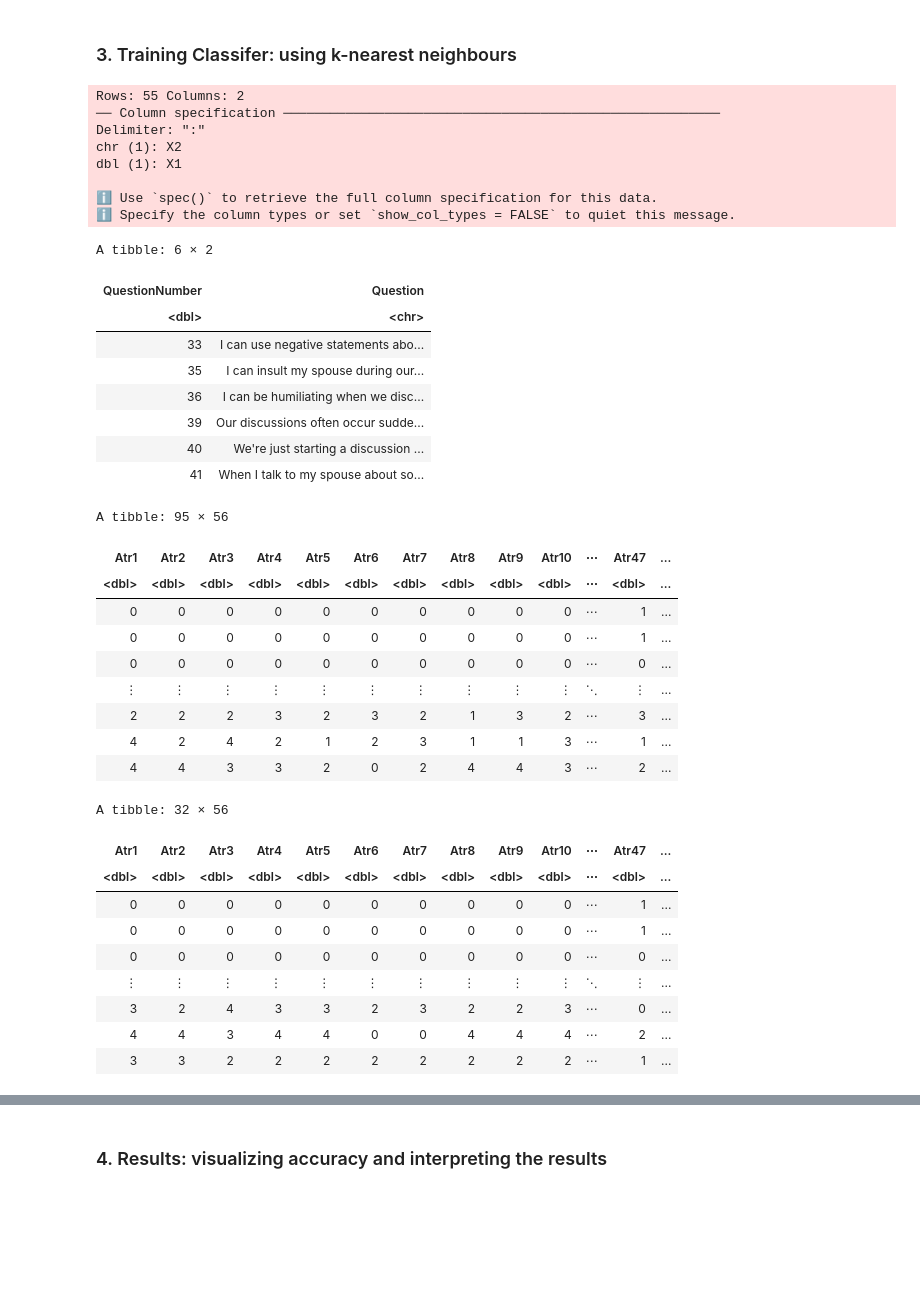
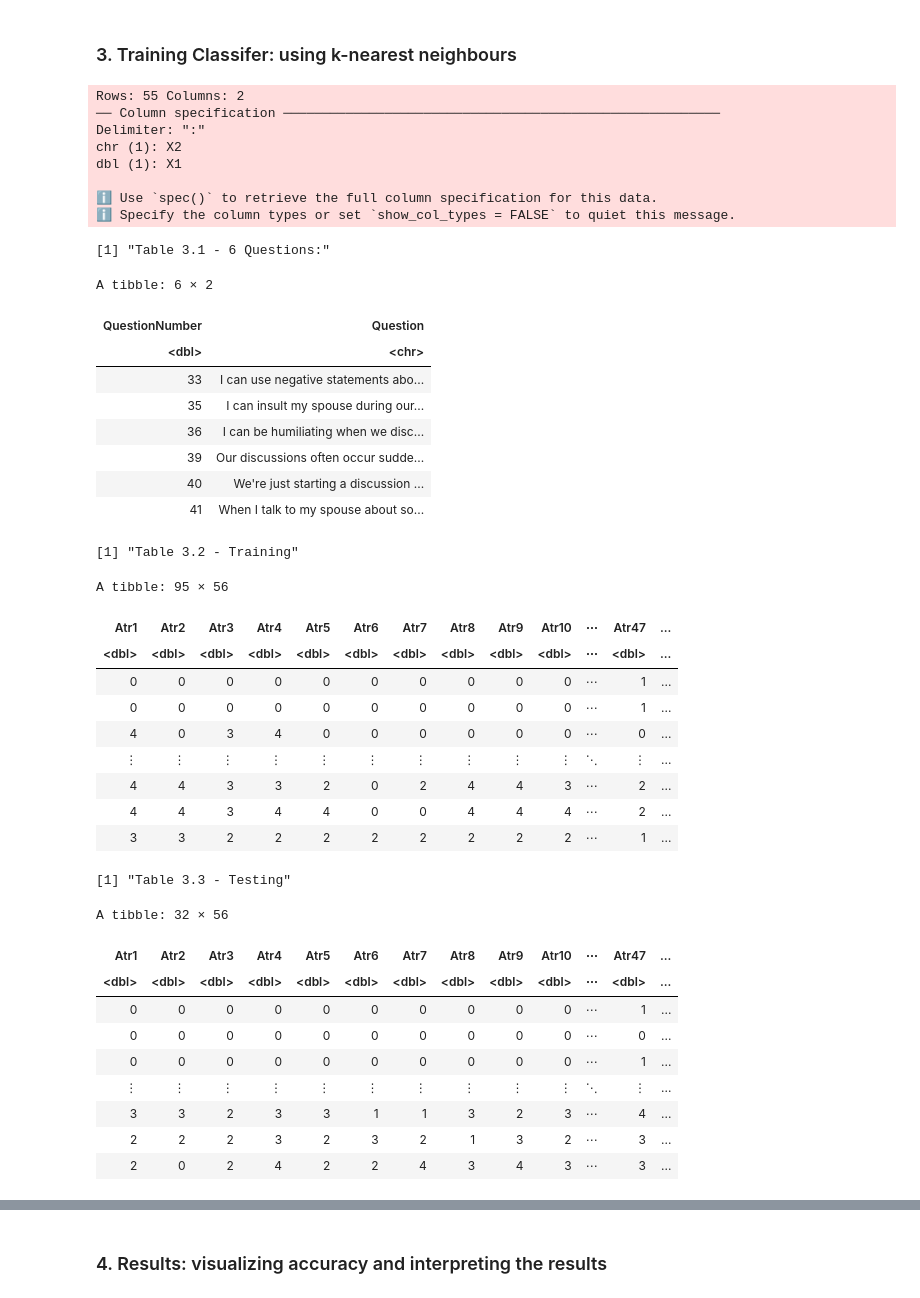
Before and after one commit to shjuliay/group107, a Jupyter notebook: Divorce_Project.ipynb, the cells around one changed output, grey strips where cells are left out. Drawn from its saved outputs; the diff is of its cells as text; code cells hidden in the pictures; blank space fills up the shorter version.

Commit message:
tables

```diff
--- a/Divorce_Project.ipynb
+++ b/Divorce_Project.ipynb
@@ -255,6 +255,7 @@ mutate(QuestionNumber = X1, Question = X2) %>%
 select(QuestionNumber, Question)
 #div_questions
 
+"Table 3.1 - 6 Questions:"
 div_6questions <- div_questions %>%
 filter(QuestionNumber == 33 | QuestionNumber == 41 | QuestionNumber == 39 | QuestionNumber == 35 | QuestionNumber == 36 | QuestionNumber == 40)
 div_6questions
@@ -267,7 +268,8 @@ dbl (1): X1
 
 ℹ Use `spec()` to retrieve the full column specification for this data.
 ℹ Specify the column types or set `show_col_types = FALSE` to quiet this message.
-A tibble: 6 × 2
+[1] "Table 3.1 - 6 Questions:"
+A tibble: 6 × 2
 | QuestionNumber | Question |
 | <dbl> | <chr> |
 | 33 | I can use negative statements abo... |
@@ -279,41 +281,45 @@ A tibble: 6 × 2
 # %%
 #Creating a classification prediction model
 div_data_split <- div_data %>%
     initial_split(prop = 0.75, strata = Divorced)
 
 #Splitting the data into training and testing
 div_testing <- testing(div_data_split)
 #div_testing
 div_training <- training(div_data_split)
 #div_training
 
 #Splitting the training into subtraining and subtesting
 div_training_split <- initial_split(div_training, prop = 0.75, strata = Divorced)
 div_subtraining <- training(div_training_split)
+"Table 3.2 - Training"
 div_subtraining
 div_subtesting <- testing(div_training_split)
+"Table 3.3 - Testing"
 div_subtesting
 # %% [output]
-A tibble: 95 × 56
+[1] "Table 3.2 - Training"
+A tibble: 95 × 56
 | Atr1 | Atr2 | Atr3 | Atr4 | Atr5 | Atr6 | Atr7 | Atr8 | Atr9 | Atr10 | ⋯ | Atr47 | ... |
 | <dbl> | <dbl> | <dbl> | <dbl> | <dbl> | <dbl> | <dbl> | <dbl> | <dbl> | <dbl> | ⋯ | <dbl> | ... |
 | 0 | 0 | 0 | 0 | 0 | 0 | 0 | 0 | 0 | 0 | ⋯ | 1 | ... |
 | 0 | 0 | 0 | 0 | 0 | 0 | 0 | 0 | 0 | 0 | ⋯ | 1 | ... |
-| 0 | 0 | 0 | 0 | 0 | 0 | 0 | 0 | 0 | 0 | ⋯ | 0 | ... |
+| 4 | 0 | 3 | 4 | 0 | 0 | 0 | 0 | 0 | 0 | ⋯ | 0 | ... |
 | ⋮ | ⋮ | ⋮ | ⋮ | ⋮ | ⋮ | ⋮ | ⋮ | ⋮ | ⋮ | ⋱ | ⋮ | ... |
-| 2 | 2 | 2 | 3 | 2 | 3 | 2 | 1 | 3 | 2 | ⋯ | 3 | ... |
-| 4 | 2 | 4 | 2 | 1 | 2 | 3 | 1 | 1 | 3 | ⋯ | 1 | ... |
 | 4 | 4 | 3 | 3 | 2 | 0 | 2 | 4 | 4 | 3 | ⋯ | 2 | ... |
+| 4 | 4 | 3 | 4 | 4 | 0 | 0 | 4 | 4 | 4 | ⋯ | 2 | ... |
+| 3 | 3 | 2 | 2 | 2 | 2 | 2 | 2 | 2 | 2 | ⋯ | 1 | ... |
-A tibble: 32 × 56
+[1] "Table 3.3 - Testing"
+A tibble: 32 × 56
 | Atr1 | Atr2 | Atr3 | Atr4 | Atr5 | Atr6 | Atr7 | Atr8 | Atr9 | Atr10 | ⋯ | Atr47 | ... |
 | <dbl> | <dbl> | <dbl> | <dbl> | <dbl> | <dbl> | <dbl> | <dbl> | <dbl> | <dbl> | ⋯ | <dbl> | ... |
 | 0 | 0 | 0 | 0 | 0 | 0 | 0 | 0 | 0 | 0 | ⋯ | 1 | ... |
+| 0 | 0 | 0 | 0 | 0 | 0 | 0 | 0 | 0 | 0 | ⋯ | 0 | ... |
 | 0 | 0 | 0 | 0 | 0 | 0 | 0 | 0 | 0 | 0 | ⋯ | 1 | ... |
-| 0 | 0 | 0 | 0 | 0 | 0 | 0 | 0 | 0 | 0 | ⋯ | 0 | ... |
 | ⋮ | ⋮ | ⋮ | ⋮ | ⋮ | ⋮ | ⋮ | ⋮ | ⋮ | ⋮ | ⋱ | ⋮ | ... |
-| 3 | 2 | 4 | 3 | 3 | 2 | 3 | 2 | 2 | 3 | ⋯ | 0 | ... |
-| 4 | 4 | 3 | 4 | 4 | 0 | 0 | 4 | 4 | 4 | ⋯ | 2 | ... |
-| 3 | 3 | 2 | 2 | 2 | 2 | 2 | 2 | 2 | 2 | ⋯ | 1 | ... |
+| 3 | 3 | 2 | 3 | 3 | 1 | 1 | 3 | 2 | 3 | ⋯ | 4 | ... |
+| 2 | 2 | 2 | 3 | 2 | 3 | 2 | 1 | 3 | 2 | ⋯ | 3 | ... |
+| 2 | 0 | 2 | 4 | 2 | 2 | 4 | 3 | 4 | 3 | ⋯ | 3 | ... |
 # %%
 #Creating standardization recipe
 div_recipe <- recipe(Divorced ~ Atr40 + Atr36 + Atr35 + Atr39 + Atr33 + Atr41, data = div_subtraining) %>%
```
Also changed, not shown: parts of 5 cells of this notebook.
